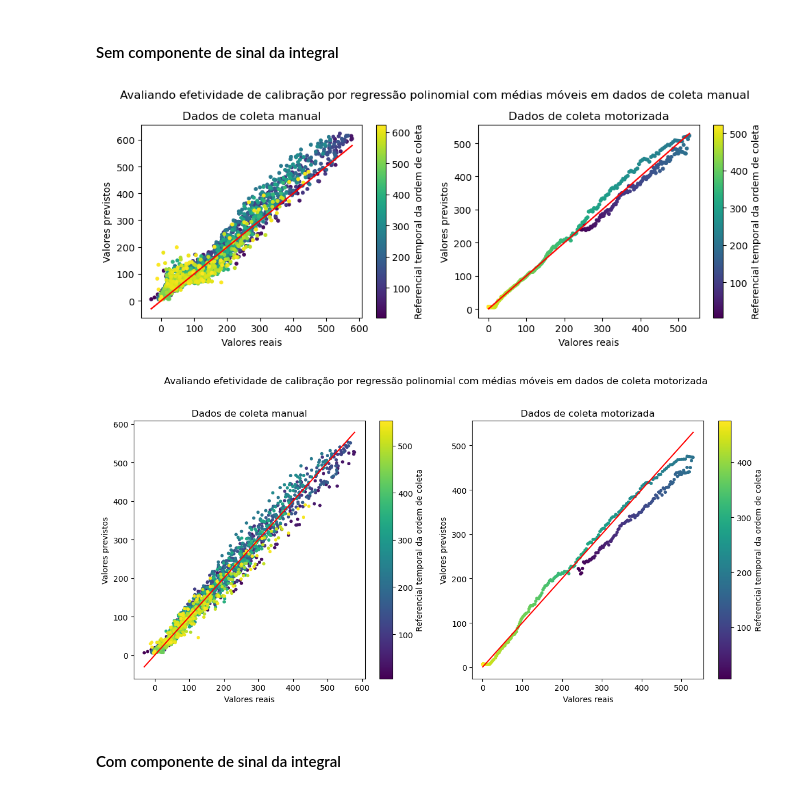
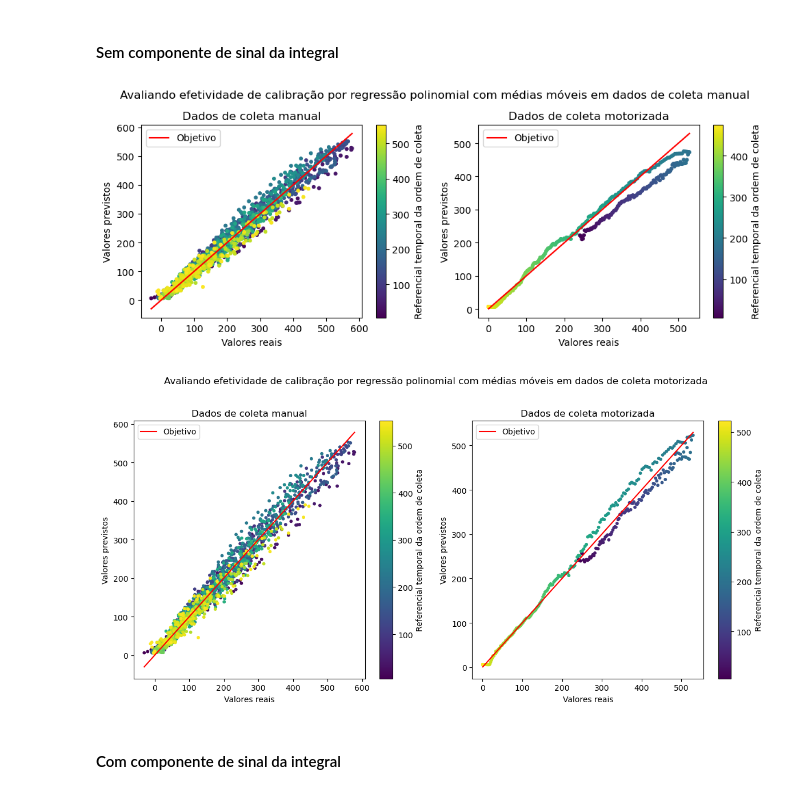
Before and after one commit to LucasWestfal/FSR_calibration_techniques, a Jupyter notebook: models.ipynb, the cells around one changed output. Drawn from its saved outputs; the diff is of its cells as text; code cells hidden in the pictures.

```diff
--- a/models.ipynb
+++ b/models.ipynb
@@ -267,19 +267,23 @@ ValueError: matmul: Input operand 1 has a mismatch in its core dimension 0, with
 # Plotting the results
 
 # Create subplots (2 rows, 3 columns)
-fig, axs = plt.subplots(5, 1, figsize=(10, 15))
+fig, axs = plt.subplots(5, 1, figsize=(10, 10))
 
 
 for i in forecasts.index:
 
     axs[i-1].scatter(y[:int(len(y)/2)], forecasts.loc[i][:int(forecasts.loc[i].count()/2)], color = 'blue')
     axs[i-1].scatter(y[int(len(y)/2):], forecasts.loc[i][int(forecasts.loc[i].count()/2):], color = 'green')
-    axs[i-1].plot([min(y), max(y)], [min(y), max(y)], color='red')  # Line for perfect prediction
+    axs[i-1].plot([min(y), max(y)], [min(y), max(y)], color='red', label="Objetivo")
     axs[i-1].set_title('Grau ' + str(i), fontsize=10)
+    axs[i-1].legend()
 
 # Adjust layout
 plt.tight_layout()
 
+plt.suptitle("Regressões polinomiais com médias móveis de graus variados")
+plt.subplots_adjust(top=0.93)
+plt.savefig('comparacao_graus.png')
 # Display the plot
 plt.show()
 # %% [output]
@@ -290,7 +325,6 @@ O dado simulado sugere que grau 4 é um valor um tanto arbitrário. Para avaliar
 # %% [markdown]
 ## Modelo de grau 4 sem média móvel
 # %%
-X, y = generate_sample_data(data, window_size = 10, seed = 42)
 X = data
 degree = 4
 
@@ -300,13 +334,13 @@ X_poly_biased = np.column_stack([X**i for i in range(degree + 1)])
 # Calculate the coefficients using the normal equation
 theta = np.linalg.inv(X_poly_biased.T @ X_poly_biased) @ X_poly_biased.T @ y
 # Making predictions
-predictions = X_poly_biased @ theta
+predictions_2 = X_poly_biased @ theta
 
 # Step 6: Plot the results
 plt.figure(figsize=(10, 6))
 
-plt.scatter(y[:int(len(y)/2)], predictions[:int(len(predictions)/2)], color = 'blue')
-plt.scatter(y[int(len(y)/2):], predictions[int(len(predictions)/2):], color = 'green')
+plt.scatter(y[:int(len(y)/2)], predictions_2[:int(len(predictions_2)/2)], color = 'blue')
+plt.scatter(y[int(len(y)/2):], predictions_2[int(len(predictions_2)/2):], color = 'green')
 plt.plot([min(y), max(y)], [min(y), max(y)], color='red')  # Line for perfect prediction
 plt.title('Grau ' + str(i), fontsize=10)
 
@@ -322,0 +357,25 @@ NameError: name 'data' is not defined
+# %%
+import numpy as np
+import matplotlib.pyplot as plt
+
+predictions = [predictions_1, predictions_2]
+
+fig, axs = plt.subplots(1, 2, figsize=(12, 4))  # 1 row, 2 columns of subplots
+
+for i, ax in enumerate(axs):
+    ax.set_xlabel('Resultados previstos pelo modelo')
+    ax.set_ylabel('Valor de referência')
+    ax.plot([min(y), max(y)], [min(y), max(y)], color='red', label="Objetivo")
+    axs[i].scatter(y[:int(len(y)/2)], predictions[i][:int(len(predictions[i])/2)], color = 'blue')
+    axs[i].scatter(y[int(len(y)/2):], predictions[i][int(len(predictions[i])/2):], color = 'green')
+    ax.legend()
+
+axs[0].set_title("Com médias móveis")
+axs[1].set_title("Sem médias móveis")
+# Add an overall title if needed
+fig.suptitle("Avaliando efeito de utilizar médias móveis na regressão polinomial de grau 4")
+
+# Show the plot
+plt.tight_layout()  # Adjust spacing to prevent overlap
+plt.savefig('efeito_medias.png')
+plt.show()
@@ -658,7 +716,7 @@ theta_2 = np.linalg.inv(X_poly_biased.T @ X_poly_biased) @ X_poly_biased.T @ y_2
 # Making predictions
 predictions_2 = X_poly_biased @ theta_2
 # %%
-predictions_1 = X_poly_biased @ theta_2
+predictions_2 = X_poly_biased @ theta_1
 # %%
 import numpy as np
 import matplotlib.pyplot as plt
@@ -673,35 +731,36 @@ fig, axs = plt.subplots(1, 2, figsize=(10, 4))  # 1 row, 2 columns
 for i, ax in enumerate(axs):
     # Normalize the colors for the scatter plot
     norm = plt.Normalize(vmin=min(predictions[i]), vmax=max(predictions[i]))
     colors = plt.cm.viridis(np.linspace(0, 1, len(predictions[i])))
     sc = ax.scatter(y[i], predictions[i], c=colors, cmap='viridis', s=10)
 
     # Plot the line for perfect prediction
-    ax.plot([min(y[i]), max(y[i])], [min(y[i]), max(y[i])], color='red', label="Linha perfeita")
+    ax.plot([min(y[i]), max(y[i])], [min(y[i]), max(y[i])], color='red', label="Objetivo")
 
     # Add title and labels
     ax.set_xlabel('Valores reais')
     ax.set_ylabel('Valores previstos')
+    ax.legend()
 
     # Add individual colorbars
     cbar = fig.colorbar(plt.cm.ScalarMappable(cmap='viridis', norm=norm), ax=ax)
     cbar.set_label('Referencial temporal da ordem de coleta')
 
 axs[0].set_title("Dados de coleta manual")
 axs[1].set_title("Dados de coleta motorizada")
 
 # Adjust layout to prevent overlap
 plt.tight_layout()
 
 plt.suptitle("Avaliando efetividade de calibração por regressão polinomial com médias móveis em dados de coleta manual")
 plt.subplots_adjust(top=0.85)
 
 plt.savefig('reg_pol_com_motor.png')
 
 # Display the plot
 plt.show()
 # %% [output]
-[figure, old version]
+[figure, new version]
 # %%
 import numpy as np
 import matplotlib.pyplot as plt
@@ -720,11 +779,12 @@ for i, ax in enumerate(axs):
     sc = ax.scatter(y[i], predictions[i], c=colors, cmap='viridis', s=10)
 
     # Plot the line for perfect prediction
-    ax.plot([min(y[i]), max(y[i])], [min(y[i]), max(y[i])], color='red', label="Linha perfeita")
+    ax.plot([min(y[i]), max(y[i])], [min(y[i]), max(y[i])], color='red', label="Objetivo")
 
     # Add title and labels
     ax.set_xlabel('Valores reais')
     ax.set_ylabel('Valores previstos')
+    ax.legend()
 
     # Add individual colorbars
     cbar = fig.colorbar(plt.cm.ScalarMappable(cmap='viridis', norm=norm), ax=ax)
@@ -738,11 +798,10 @@ plt.tight_layout()
 
 plt.suptitle("Avaliando efetividade de calibração por regressão polinomial com médias móveis em dados de coleta motorizada")
 plt.subplots_adjust(top=0.85)
-
 # Display the plot
 plt.show()
 # %% [output]
-[figure, old version]
+[figure, new version]
 # %% [markdown]
 #### Com componente de sinal da integral
 # %%
```
Also changed, not shown: parts of 11 cells of this notebook, 8 other files.
